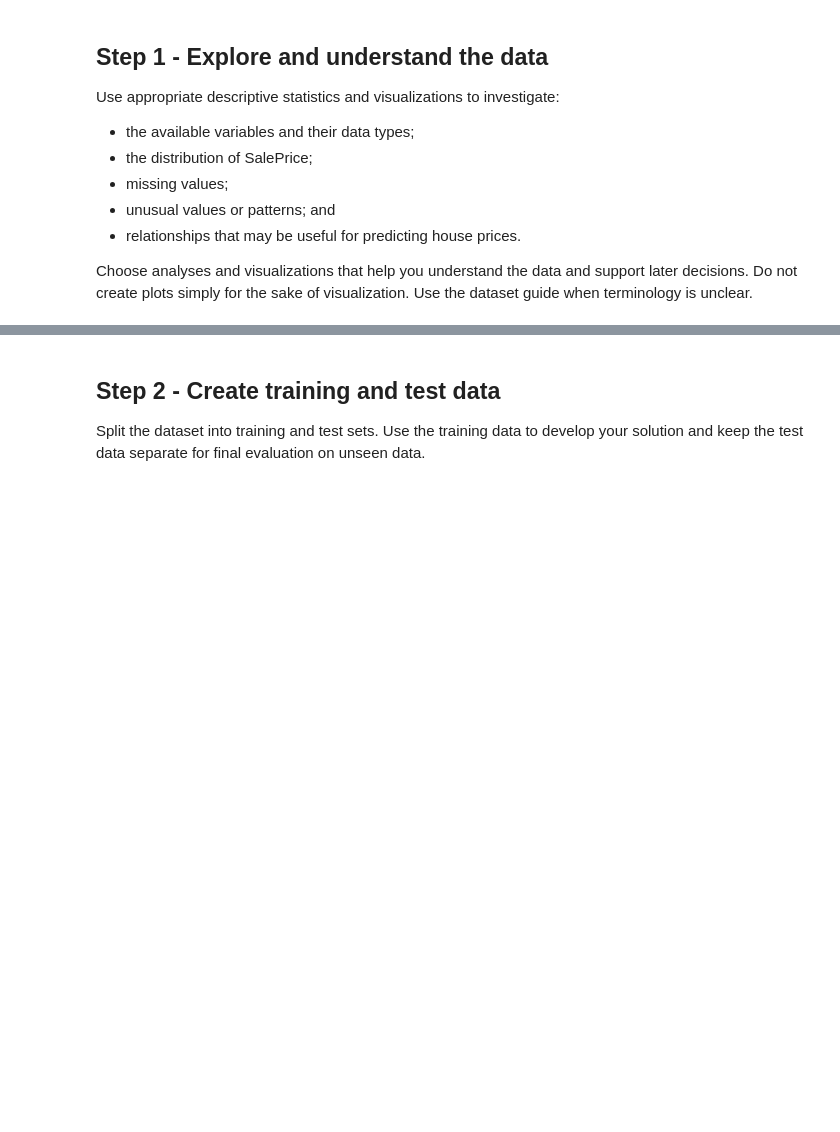
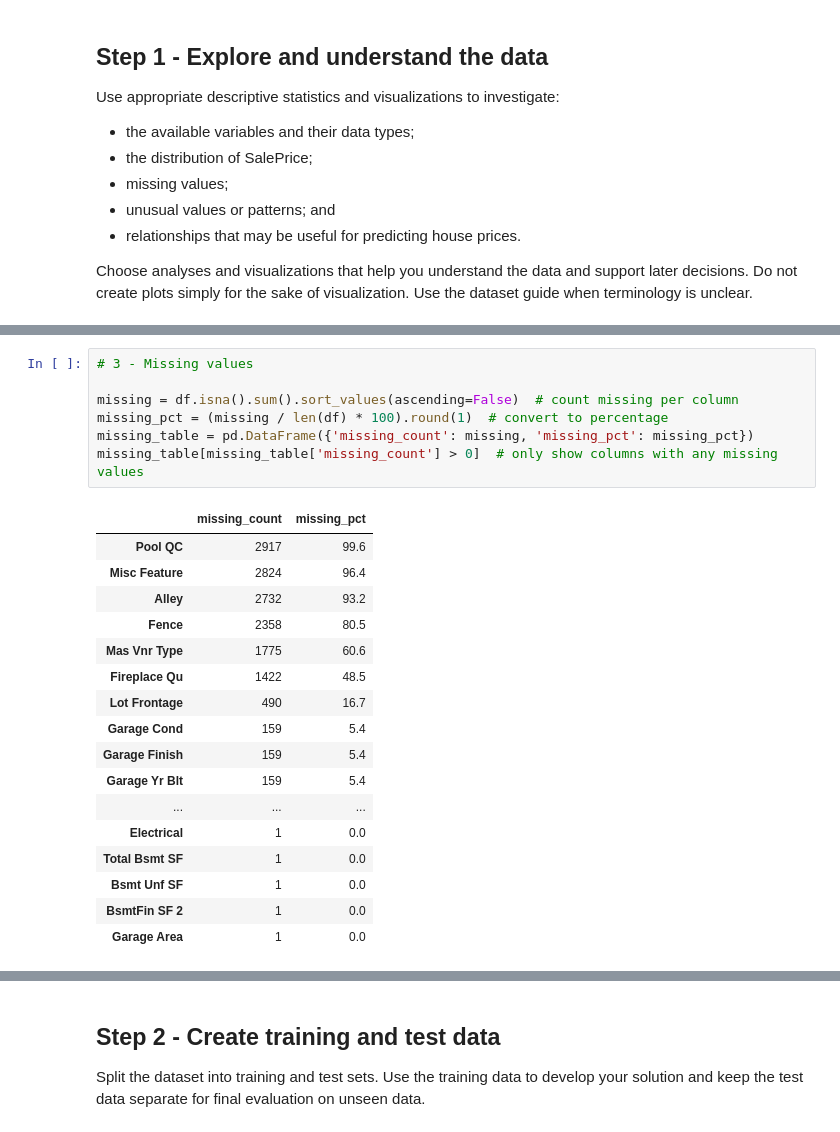
Before and after one commit to captnsundy/IE500618-assignment1, a Jupyter notebook: assignment1.ipynb, the cells around one changed output, grey strips where cells are left out. Cells and saved outputs as stored; diff of their text form; blank space fills up the shorter version.

```diff
--- a/assignment1.ipynb
+++ b/assignment1.ipynb
@@ -35,0 +86,25 @@ Choose analyses and visualizations that help you understand the data and support
+# %%
+# 3 - Missing values
+
+missing = df.isna().sum().sort_values(ascending=False)  # count missing per column
+missing_pct = (missing / len(df) * 100).round(1)  # convert to percentage
+missing_table = pd.DataFrame({'missing_count': missing, 'missing_pct': missing_pct})
+missing_table[missing_table['missing_count'] > 0]  # only show columns with any missing values
+# %% [output]
+|  | missing_count | missing_pct |
+| Pool QC | 2917 | 99.6 |
+| Misc Feature | 2824 | 96.4 |
+| Alley | 2732 | 93.2 |
+| Fence | 2358 | 80.5 |
+| Mas Vnr Type | 1775 | 60.6 |
+| Fireplace Qu | 1422 | 48.5 |
+| Lot Frontage | 490 | 16.7 |
+| Garage Cond | 159 | 5.4 |
+| Garage Finish | 159 | 5.4 |
+| Garage Yr Blt | 159 | 5.4 |
+| ... | ... | ... |
+| Electrical | 1 | 0.0 |
+| Total Bsmt SF | 1 | 0.0 |
+| Bsmt Unf SF | 1 | 0.0 |
+| BsmtFin SF 2 | 1 | 0.0 |
+| Garage Area | 1 | 0.0 |
```
Also changed, not shown: parts of 17 cells of this notebook.
